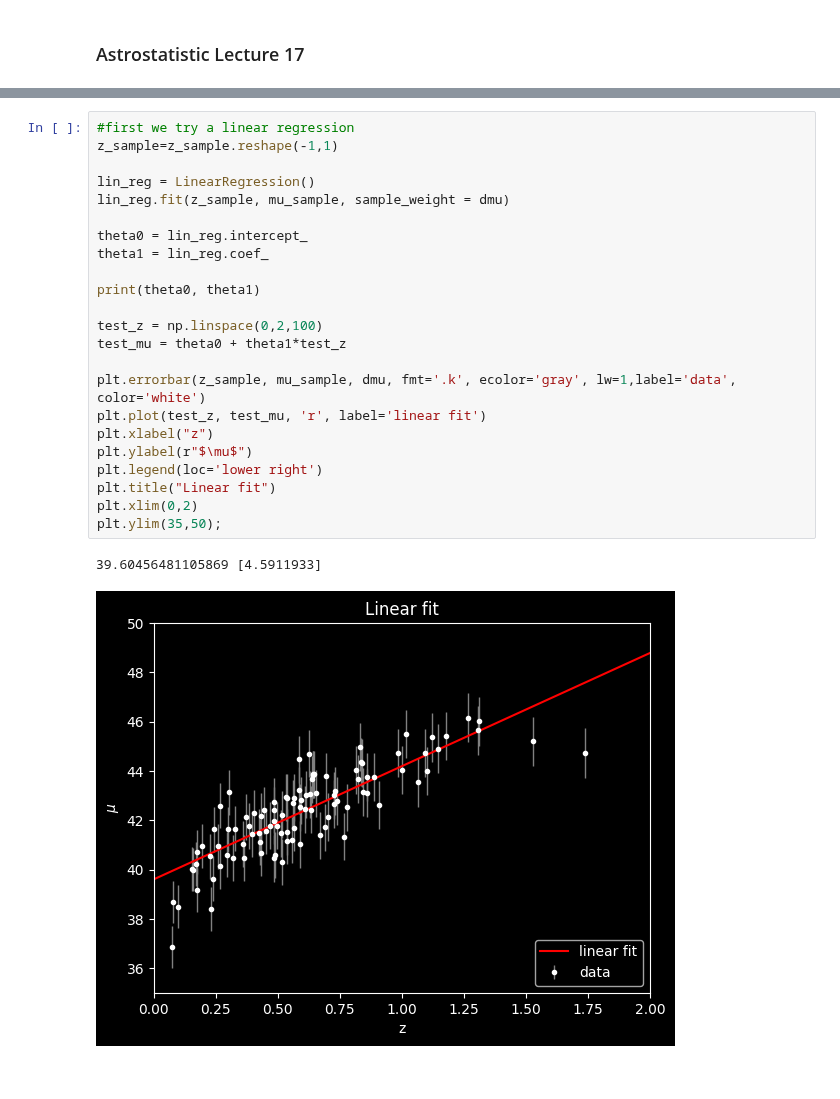
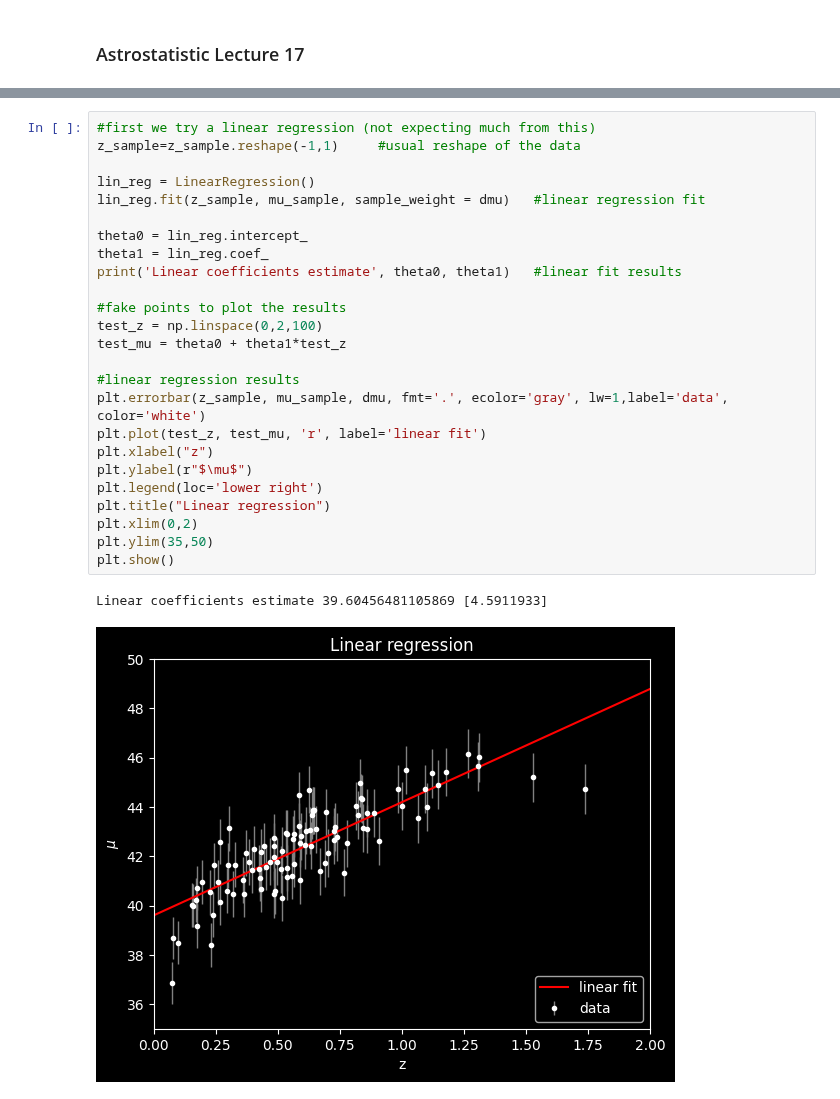
Before and after one commit to RiccardoFanton/astrostatistics_bicocca_2026, a Jupyter notebook: working/Lecture_17.ipynb, the cells around one changed output, grey strips where cells are left out. Cells and saved outputs as stored; diff of their text form.

```diff
--- a/working/Lecture_17.ipynb
+++ b/working/Lecture_17.ipynb
@@ -29,31 +33,33 @@ plt.ylim(35,50);
 # %% [output]
 [figure]
 # %%
-#first we try a linear regression
-z_sample=z_sample.reshape(-1,1)
+#first we try a linear regression (not expecting much from this)
+z_sample=z_sample.reshape(-1,1)     #usual reshape of the data
 
 lin_reg = LinearRegression()
-lin_reg.fit(z_sample, mu_sample, sample_weight = dmu)
+lin_reg.fit(z_sample, mu_sample, sample_weight = dmu)   #linear regression fit
 
 theta0 = lin_reg.intercept_
 theta1 = lin_reg.coef_
+print('Linear coefficients estimate', theta0, theta1)   #linear fit results
 
-print(theta0, theta1)
-
+#fake points to plot the results
 test_z = np.linspace(0,2,100)
 test_mu = theta0 + theta1*test_z
 
-plt.errorbar(z_sample, mu_sample, dmu, fmt='.k', ecolor='gray', lw=1,label='data', color='white')
+#linear regression results
+plt.errorbar(z_sample, mu_sample, dmu, fmt='.', ecolor='gray', lw=1,label='data', color='white')
 plt.plot(test_z, test_mu, 'r', label='linear fit')
 plt.xlabel("z")
 plt.ylabel(r"$\mu$")
 plt.legend(loc='lower right')
-plt.title("Linear fit")
+plt.title("Linear regression")
 plt.xlim(0,2)
-plt.ylim(35,50);
+plt.ylim(35,50)
+plt.show()
 # %% [output]
-39.60456481105869 [4.5911933]
+Linear coefficients estimate 39.60456481105869 [4.5911933]
-[figure, old version]
+[figure, new version]
 # %%
 #polynomial fit
 z_sample=z_sample.reshape(-1,1)
```
Also changed, not shown: parts of 8 cells of this notebook.
